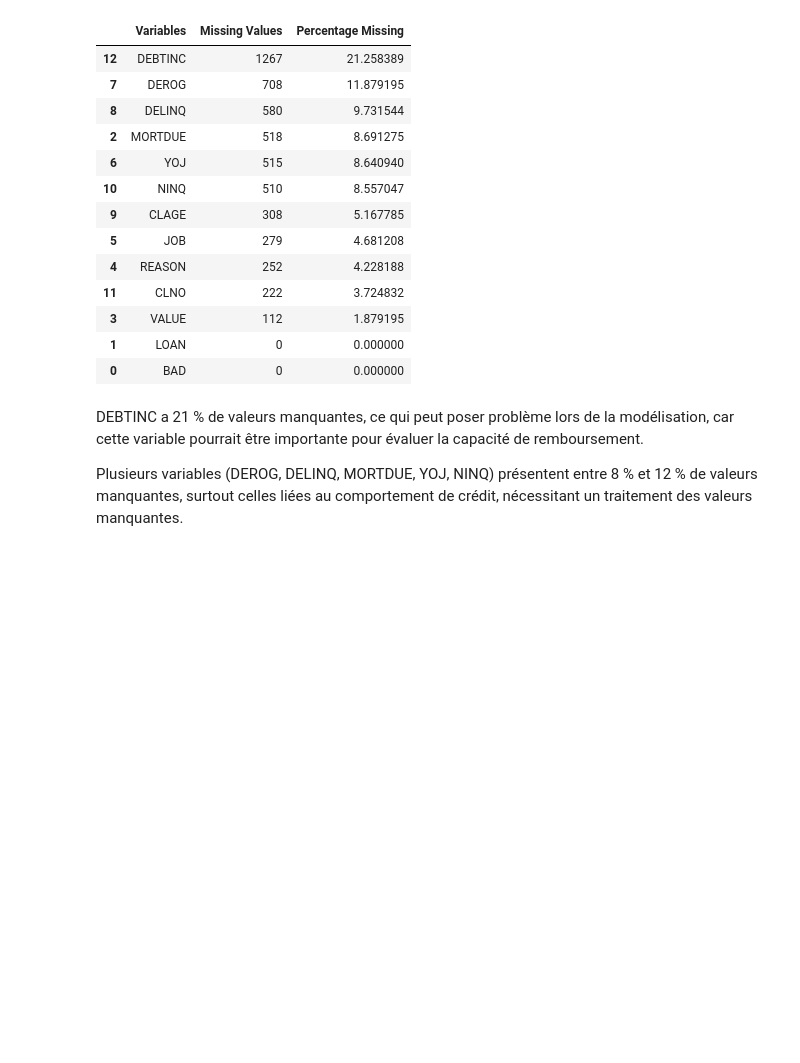
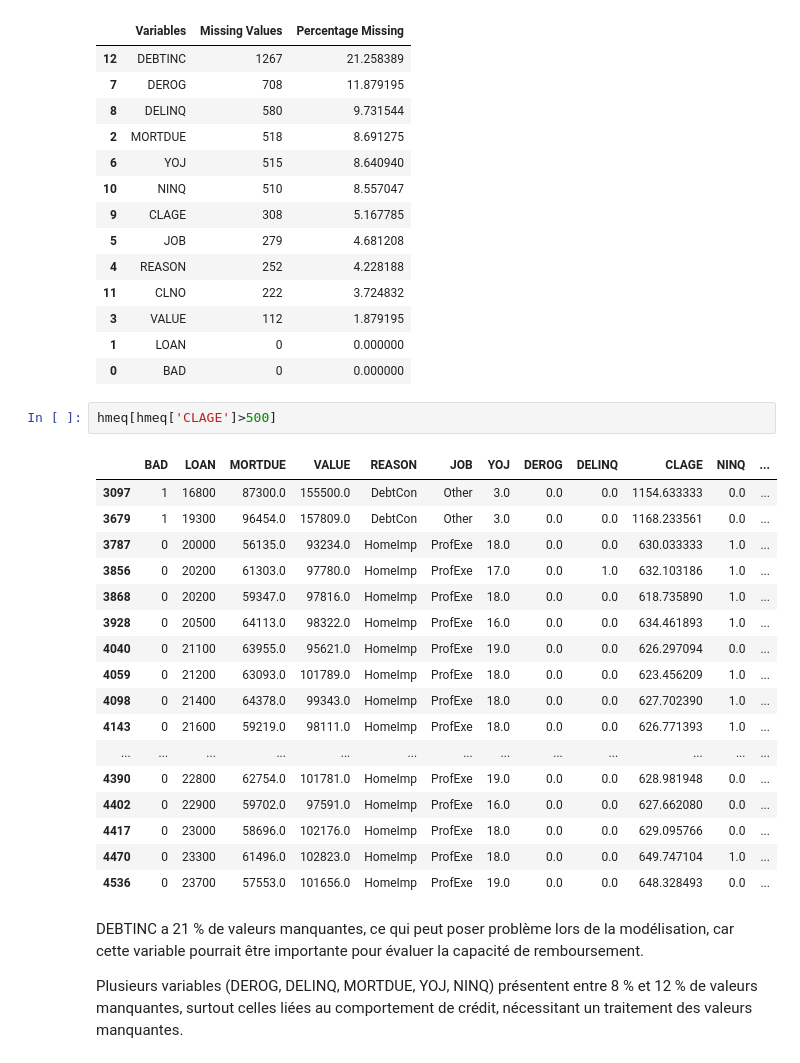
Before and after one commit to morganjowitt/Projet_scoring, a Jupyter notebook: sharon/exploration_donnees.ipynb, the cells around one changed output. Drawn from its saved outputs; the diff is of its cells as text; blank space fills up the shorter version.

```diff
--- a/sharon/exploration_donnees.ipynb
+++ b/sharon/exploration_donnees.ipynb
@@ -96,6 +96,26 @@ MissingData
 | 3 | VALUE | 112 | 1.879195 |
 | 1 | LOAN | 0 | 0.000000 |
 | 0 | BAD | 0 | 0.000000 |
+# %%
+hmeq[hmeq['CLAGE']>500]
+# %% [output]
+|  | BAD | LOAN | MORTDUE | VALUE | REASON | JOB | YOJ | DEROG | DELINQ | CLAGE | NINQ | ... |
+| 3097 | 1 | 16800 | 87300.0 | 155500.0 | DebtCon | Other | 3.0 | 0.0 | 0.0 | 1154.633333 | 0.0 | ... |
+| 3679 | 1 | 19300 | 96454.0 | 157809.0 | DebtCon | Other | 3.0 | 0.0 | 0.0 | 1168.233561 | 0.0 | ... |
+| 3787 | 0 | 20000 | 56135.0 | 93234.0 | HomeImp | ProfExe | 18.0 | 0.0 | 0.0 | 630.033333 | 1.0 | ... |
+| 3856 | 0 | 20200 | 61303.0 | 97780.0 | HomeImp | ProfExe | 17.0 | 0.0 | 1.0 | 632.103186 | 1.0 | ... |
+| 3868 | 0 | 20200 | 59347.0 | 97816.0 | HomeImp | ProfExe | 18.0 | 0.0 | 0.0 | 618.735890 | 1.0 | ... |
+| 3928 | 0 | 20500 | 64113.0 | 98322.0 | HomeImp | ProfExe | 16.0 | 0.0 | 0.0 | 634.461893 | 1.0 | ... |
+| 4040 | 0 | 21100 | 63955.0 | 95621.0 | HomeImp | ProfExe | 19.0 | 0.0 | 0.0 | 626.297094 | 0.0 | ... |
+| 4059 | 0 | 21200 | 63093.0 | 101789.0 | HomeImp | ProfExe | 18.0 | 0.0 | 0.0 | 623.456209 | 1.0 | ... |
+| 4098 | 0 | 21400 | 64378.0 | 99343.0 | HomeImp | ProfExe | 18.0 | 0.0 | 0.0 | 627.702390 | 1.0 | ... |
+| 4143 | 0 | 21600 | 59219.0 | 98111.0 | HomeImp | ProfExe | 18.0 | 0.0 | 0.0 | 626.771393 | 1.0 | ... |
+| ... | ... | ... | ... | ... | ... | ... | ... | ... | ... | ... | ... | ... |
+| 4390 | 0 | 22800 | 62754.0 | 101781.0 | HomeImp | ProfExe | 19.0 | 0.0 | 0.0 | 628.981948 | 0.0 | ... |
+| 4402 | 0 | 22900 | 59702.0 | 97591.0 | HomeImp | ProfExe | 16.0 | 0.0 | 0.0 | 627.662080 | 0.0 | ... |
+| 4417 | 0 | 23000 | 58696.0 | 102176.0 | HomeImp | ProfExe | 18.0 | 0.0 | 0.0 | 629.095766 | 0.0 | ... |
+| 4470 | 0 | 23300 | 61496.0 | 102823.0 | HomeImp | ProfExe | 18.0 | 0.0 | 0.0 | 649.747104 | 1.0 | ... |
+| 4536 | 0 | 23700 | 57553.0 | 101656.0 | HomeImp | ProfExe | 19.0 | 0.0 | 0.0 | 648.328493 | 0.0 | ... |
 # %% [markdown]
 DEBTINC a 21 % de valeurs manquantes, ce qui peut poser problème lors de la modélisation, car cette variable pourrait être importante pour évaluer la capacité de remboursement.
 
```
Also changed, not shown: 4 other files.
